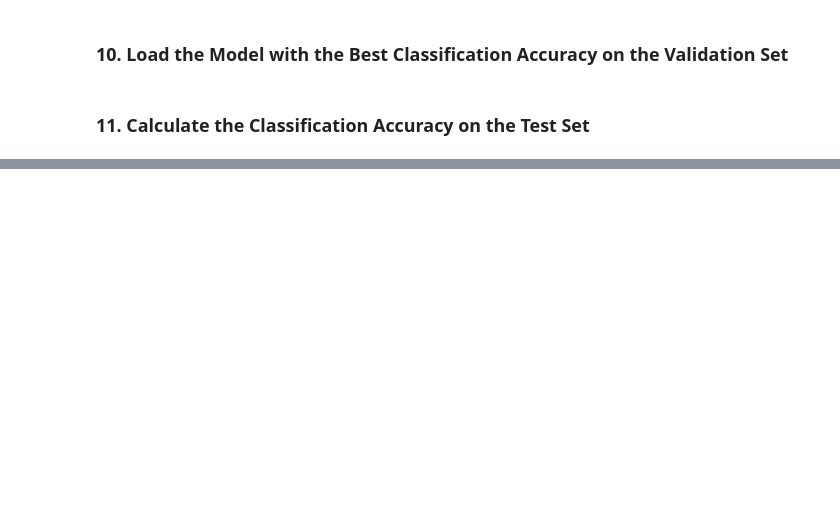
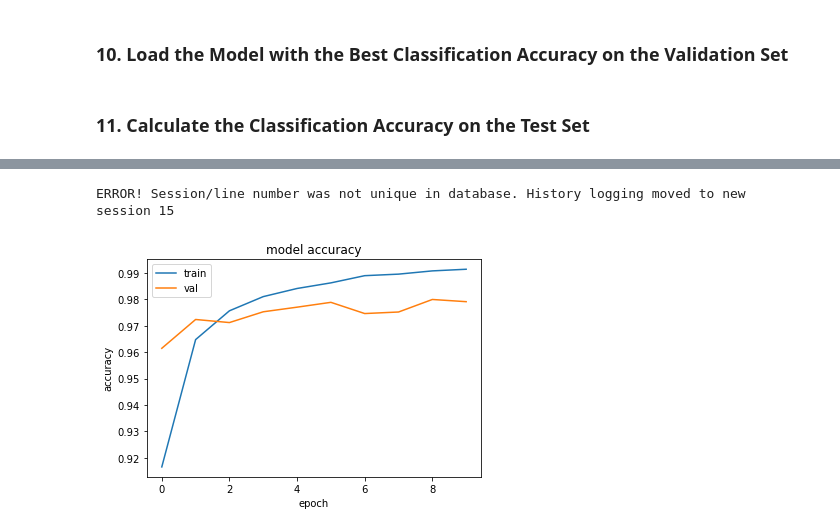
Before and after one commit to alirezakfz/DeepNN, a Jupyter notebook: 04_AIND2_CNN/mnist-mlp/mnist_mlp_MySolution.ipynb, the cells around one changed output, grey strips where cells are left out. Cells and saved outputs as stored; diff of their text form; code cells hidden in the pictures; blank space fills up the shorter version.

```diff
--- a/04_AIND2_CNN/mnist-mlp/mnist_mlp_MySolution.ipynb
+++ b/04_AIND2_CNN/mnist-mlp/mnist_mlp_MySolution.ipynb
@@ -210,0 +222,11 @@ Test accuracy: 97.9600%
+# %%
+plt.plot(hist.history['accuracy'])
+plt.plot(hist.history['val_accuracy'])
+plt.title('model accuracy')
+plt.ylabel('accuracy')
+plt.xlabel('epoch')
+plt.legend(['train', 'val'], loc='upper left')
+plt.show()
+# %% [output]
+ERROR! Session/line number was not unique in database. History logging moved to new session 15
+[figure, added]
```
Also changed, not shown: parts of 18 cells of this notebook, 1 other file.
